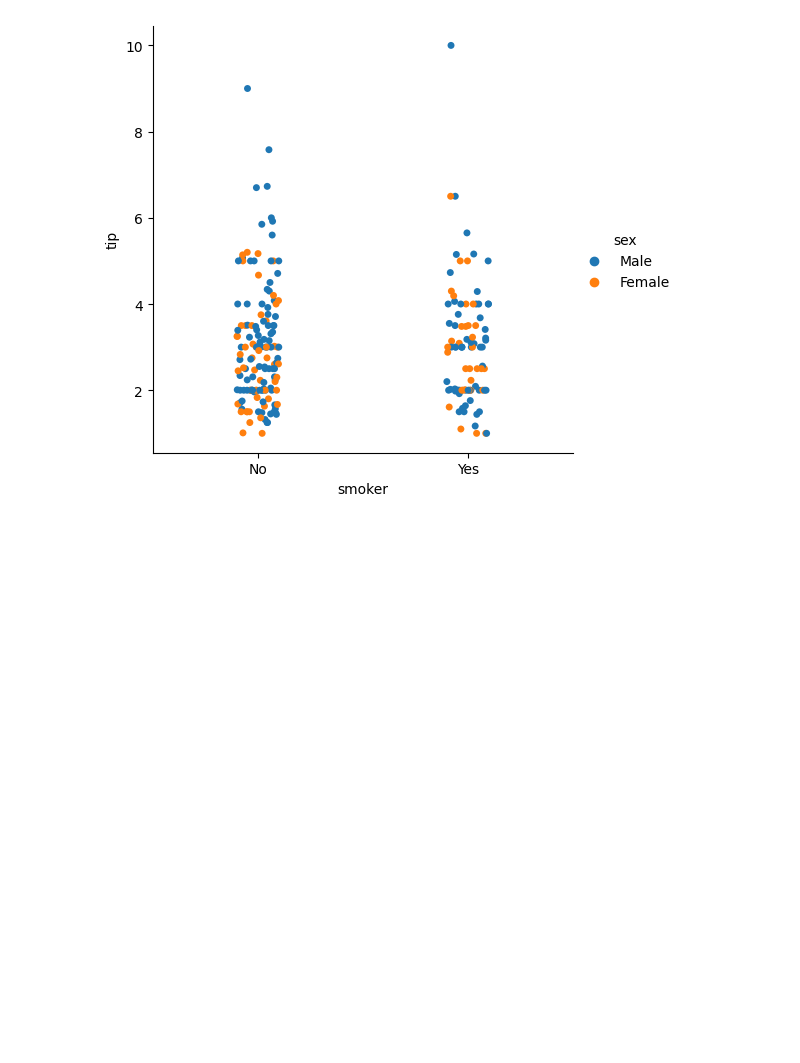
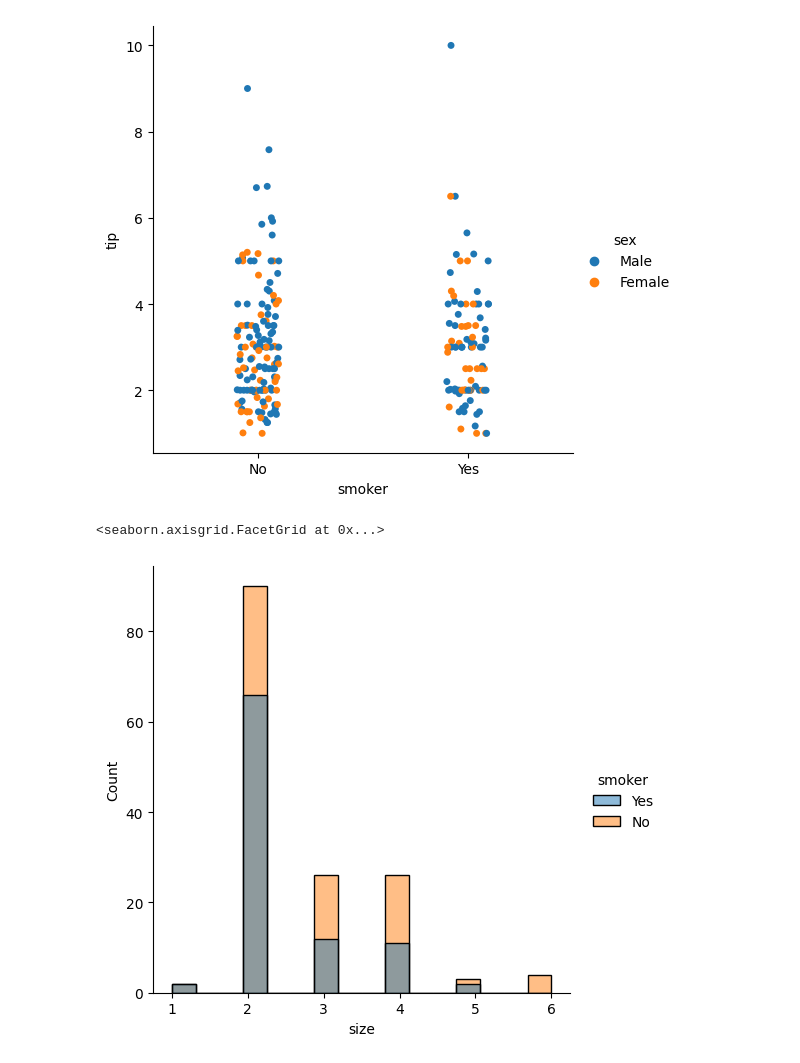
Before and after one commit to Naaahush/VsCode, a Jupyter notebook: Chirantan sns lecture.ipynb, the cells around one changed output. Drawn from its saved outputs; the diff is of its cells as text; code cells hidden in the pictures; blank space fills up the shorter version.

Commit message:
updated plots

```diff
--- a/Chirantan sns lecture.ipynb
+++ b/Chirantan sns lecture.ipynb
@@ -239,3 +239,10 @@ sns.catplot(tips,x='smoker',y='tip',hue='sex',order=['No','Yes'])
 # %% [output]
 <seaborn.axisgrid.FacetGrid at 0x...>
 [figure]
+# %%
+#distplot
+
+sns.displot(data=tips,x='size',hue='smoker')
+# %% [output]
+<seaborn.axisgrid.FacetGrid at 0x...>
+[figure, added]
```
Also changed, not shown: parts of 7 cells of this notebook, 1 other file.
